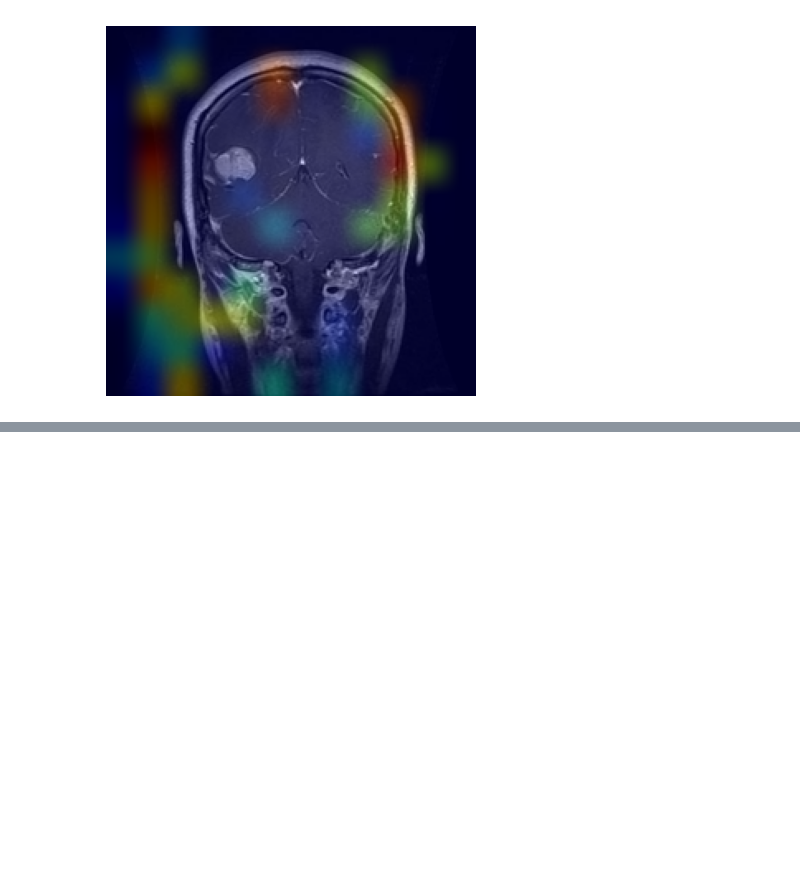
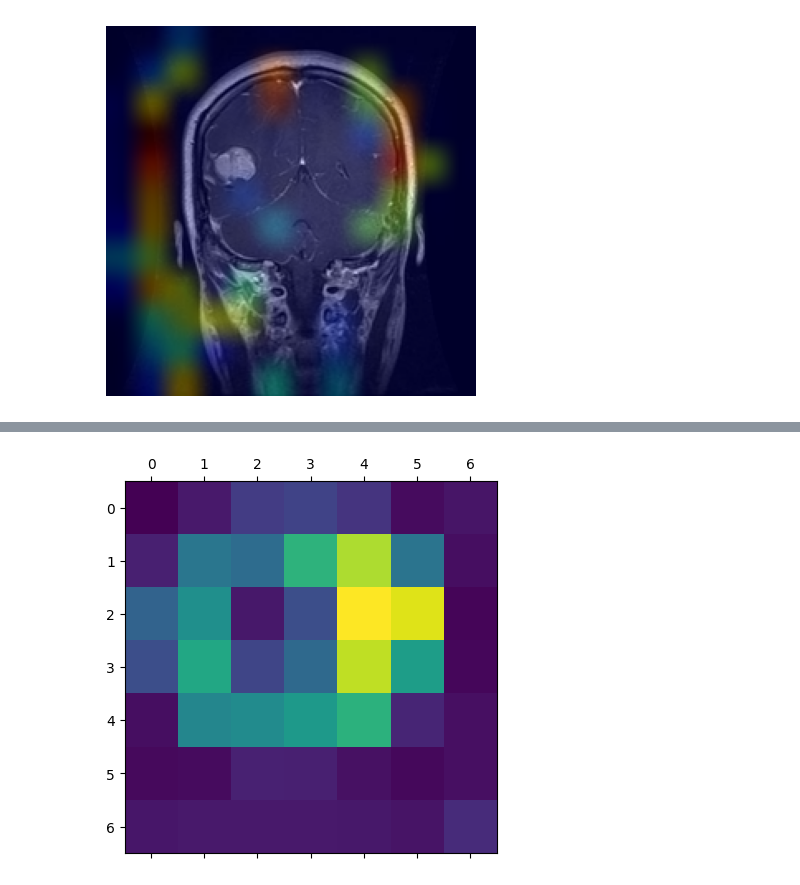
Before and after one commit to simonwilliams32/MRI_project, a Jupyter notebook: notebooks/XAI.ipynb, the cells around one changed output, grey strips where cells are left out. Saved outputs shown, nothing was run; the diff lists cells and outputs as text; code cells hidden in the pictures; blank space fills up the shorter version.

Commit message:
try again to add transfer grad-cam

```diff
--- a/notebooks/XAI.ipynb
+++ b/notebooks/XAI.ipynb
@@ -1348,0 +1238,4 @@ plt.show()
+# %%
+binary_transfer_model = tf.keras.models.load_model("saved_models/brain_tumor_model_binary_transferlearning.keras")
+inputs = tf.keras.Input(shape=(224, 224, 3))
+outputs = binary_transfer_model(inputs)
@@ -1348,0 +1281,5 @@ plt.show()
+# %%
+last_conv_layer_name = "efficientnetb0"
+# %%
+binary_transfer_model.layers[-1].activation = None
+preds = binary_transfer_model.predict(img_array)
@@ -1348,0 +1288,7 @@ plt.show()
+# %%
+heatmap = make_gradcam_heatmap(img_array, binary_transfer_model, last_conv_layer_name)
+# %%
+plt.matshow(heatmap)
+plt.show()
+# %% [output]
+[figure, added]
```
Also changed, not shown: parts of 20 cells of this notebook.
